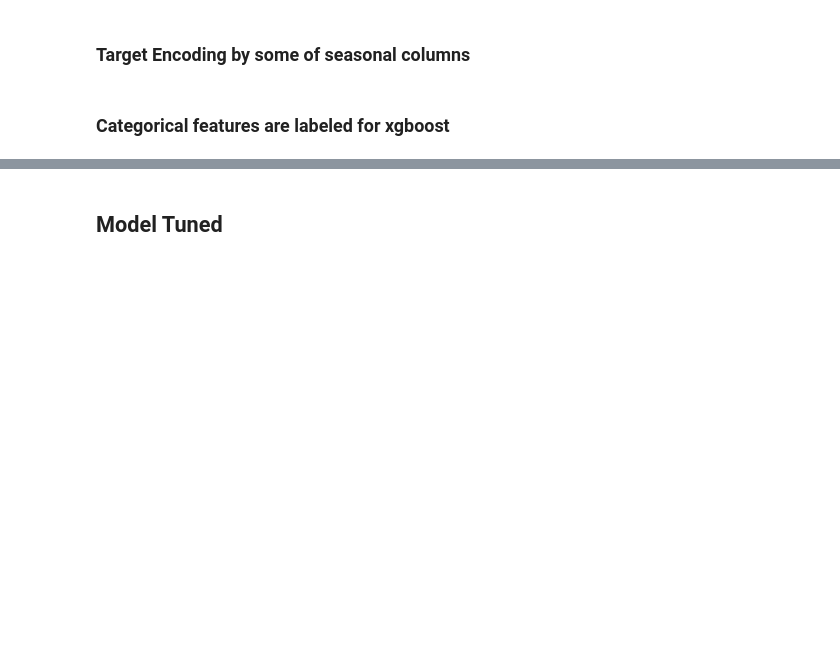
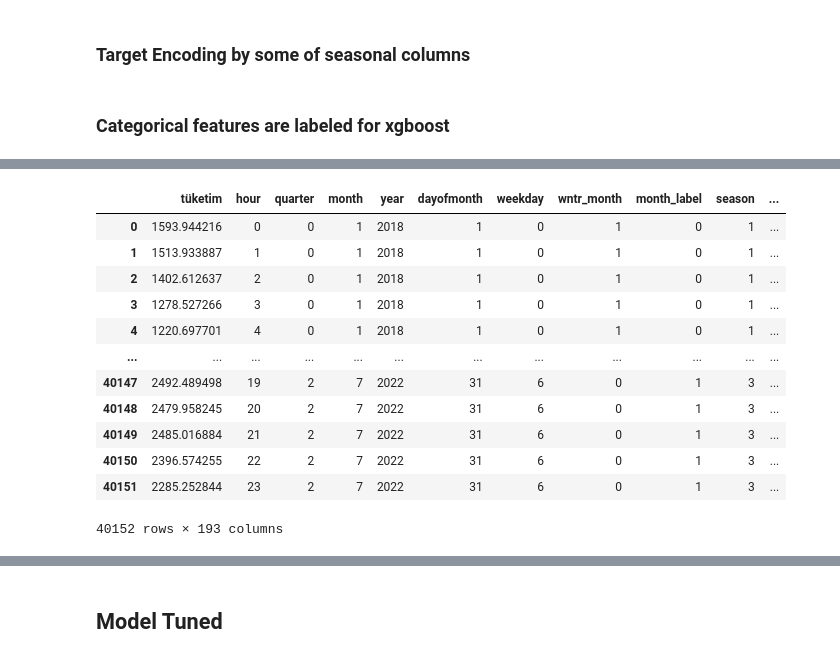
Before and after one commit to arukemre/Energy-consumption-based-on-hourly-data, a Jupyter notebook: model.ipynb, the cells around one changed output, grey strips where cells are left out. Cells and saved outputs as stored; diff of their text form; code cells hidden in the pictures; blank space fills up the shorter version.

```diff
--- a/model.ipynb
+++ b/model.ipynb
@@ -246,6 +293,22 @@ SettingWithCopyWarning:
 A value is trying to be set on a copy of a slice from a DataFrame
 
 See the caveats in the documentation: https://pandas.pydata.org/pandas-docs/stable/user_guide/indexing.html#returning-a-view-versus-a-copy
+# %%
+data_train
+# %% [output]
+|  | tüketim | hour | quarter | month | year | dayofmonth | weekday | wntr_month | month_label | season | ... |
+| 0 | 1593.944216 | 0 | 0 | 1 | 2018 | 1 | 0 | 1 | 0 | 1 | ... |
+| 1 | 1513.933887 | 1 | 0 | 1 | 2018 | 1 | 0 | 1 | 0 | 1 | ... |
+| 2 | 1402.612637 | 2 | 0 | 1 | 2018 | 1 | 0 | 1 | 0 | 1 | ... |
+| 3 | 1278.527266 | 3 | 0 | 1 | 2018 | 1 | 0 | 1 | 0 | 1 | ... |
+| 4 | 1220.697701 | 4 | 0 | 1 | 2018 | 1 | 0 | 1 | 0 | 1 | ... |
+| ... | ... | ... | ... | ... | ... | ... | ... | ... | ... | ... | ... |
+| 40147 | 2492.489498 | 19 | 2 | 7 | 2022 | 31 | 6 | 0 | 1 | 3 | ... |
+| 40148 | 2479.958245 | 20 | 2 | 7 | 2022 | 31 | 6 | 0 | 1 | 3 | ... |
+| 40149 | 2485.016884 | 21 | 2 | 7 | 2022 | 31 | 6 | 0 | 1 | 3 | ... |
+| 40150 | 2396.574255 | 22 | 2 | 7 | 2022 | 31 | 6 | 0 | 1 | 3 | ... |
+| 40151 | 2285.252844 | 23 | 2 | 7 | 2022 | 31 | 6 | 0 | 1 | 3 | ... |
+40152 rows × 193 columns
 # %%
 test_sub
 # %% [output]
```
Also changed, not shown: parts of 27 cells of this notebook, 1 other file.
